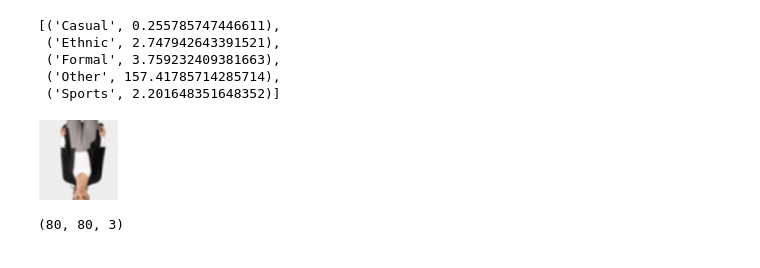
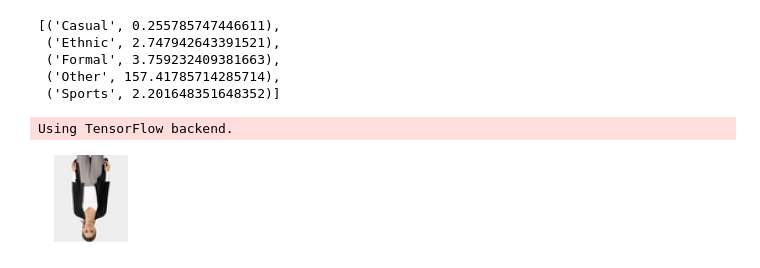
Before and after one commit to cenkcorapci/fashion-tagger, a Jupyter notebook: eda.ipynb, the cells around one changed output. Cells and saved outputs as stored; diff of their text form; code cells hidden in the pictures.

```diff
--- a/eda.ipynb
+++ b/eda.ipynb
@@ -70,36 +71,33 @@ list(zip(classes, weights))
 # %%
 import matplotlib.image as mpimg
 import imgaug.augmenters as iaa
 import numpy as np
 
 from keras.preprocessing import image
 from commons.image_utils import scale_image
 
 from PIL import Image
 
 aug = iaa.Sequential([
         iaa.Crop(px=(0, 16)),  # crop images from each side by 0 to 16px (randomly chosen)
         iaa.Fliplr(0.5),  # horizontally flip 50% of the images
         iaa.Flipud(0.5),  # vertically flip 50% of the images
         iaa.GaussianBlur(sigma=(0., 2.))  # blur images with a sigma of 0 to 3.0
 ])
 
 f = open('/run/media/twoaday/data-storag/data-sets/fashion-product-images-small/images/1165.jpg', 'rb')
 f = Image.open(f)
-f = scale_image(f, [80, 80])
+f = scale_image(f, [96, 96])
 f = np.asarray(f)
 img_data = image.img_to_array(f)
 img_data = np.expand_dims(img_data, axis=0)
 img_data = img_data.astype('float32') / 255.
 img_data = np.clip(img_data, 0., 1.)
 img_data = img_data[0]
 img_data = aug.augment_image(img_data)
 # Creates PIL image
 img = Image.fromarray(np.uint8(img_data * 255))
 img
 # %% [output]
+Using TensorFlow backend.
-[figure, old version]
+[figure, new version]
-# %%
-img_data.shape
-# %% [output]
-(80, 80, 3)
```
Also changed, not shown: parts of 6 cells of this notebook, 5 other files.
